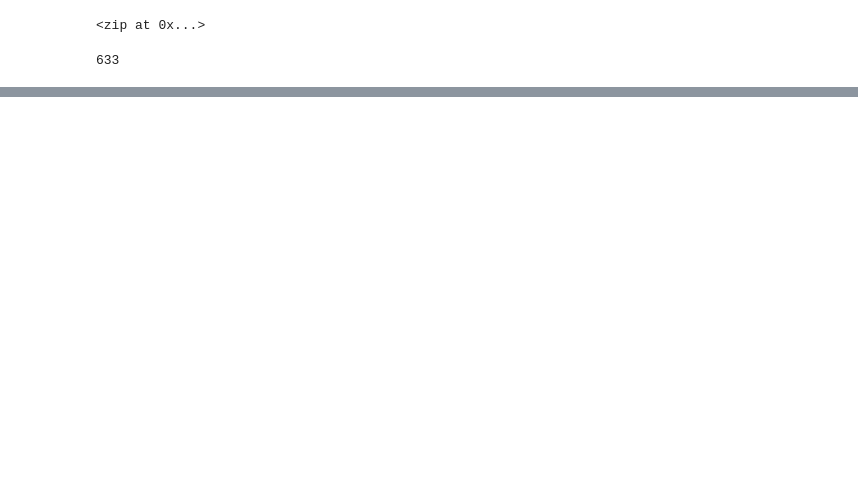
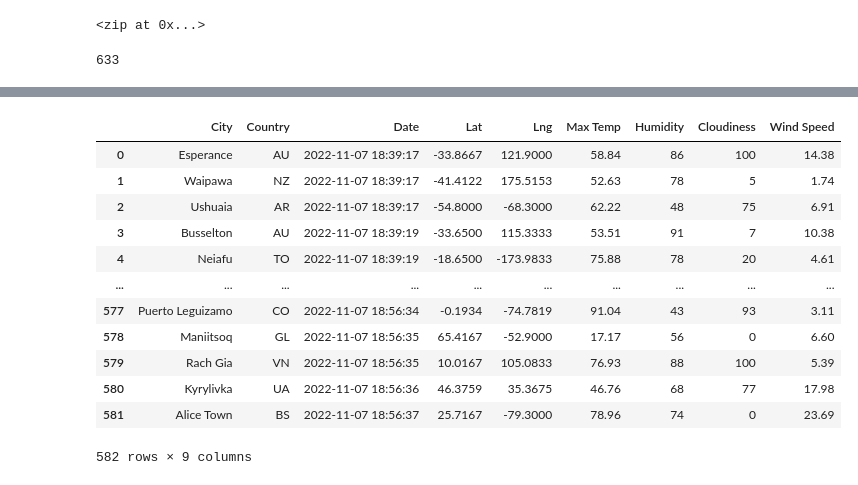
Before and after one commit to margomerritt/World_Weather_Analysis, a Jupyter notebook: WeatherPy.ipynb, the cells around one changed output, grey strips where cells are left out. Cells and saved outputs as stored; diff of their text form; code cells hidden in the pictures; blank space fills up the shorter version.

```diff
--- a/WeatherPy.ipynb
+++ b/WeatherPy.ipynb
@@ -134,0 +144,18 @@ city_data_df = df[new_column_order]
+# %%
+new_column_order = ["City","Country","Date","Lat","Lng","Max Temp","Humidity","Cloudiness","Wind Speed"]
+city_data_df = city_data_df[new_column_order]
+city_data_df
+# %% [output]
+|  | City | Country | Date | Lat | Lng | Max Temp | Humidity | Cloudiness | Wind Speed |
+| 0 | Esperance | AU | 2022-11-07 18:39:17 | -33.8667 | 121.9000 | 58.84 | 86 | 100 | 14.38 |
+| 1 | Waipawa | NZ | 2022-11-07 18:39:17 | -41.4122 | 175.5153 | 52.63 | 78 | 5 | 1.74 |
+| 2 | Ushuaia | AR | 2022-11-07 18:39:17 | -54.8000 | -68.3000 | 62.22 | 48 | 75 | 6.91 |
+| 3 | Busselton | AU | 2022-11-07 18:39:19 | -33.6500 | 115.3333 | 53.51 | 91 | 7 | 10.38 |
+| 4 | Neiafu | TO | 2022-11-07 18:39:19 | -18.6500 | -173.9833 | 75.88 | 78 | 20 | 4.61 |
+| ... | ... | ... | ... | ... | ... | ... | ... | ... | ... |
+| 577 | Puerto Leguizamo | CO | 2022-11-07 18:56:34 | -0.1934 | -74.7819 | 91.04 | 43 | 93 | 3.11 |
+| 578 | Maniitsoq | GL | 2022-11-07 18:56:35 | 65.4167 | -52.9000 | 17.17 | 56 | 0 | 6.60 |
+| 579 | Rach Gia | VN | 2022-11-07 18:56:35 | 10.0167 | 105.0833 | 76.93 | 88 | 100 | 5.39 |
+| 580 | Kyrylivka | UA | 2022-11-07 18:56:36 | 46.3759 | 35.3675 | 46.76 | 68 | 77 | 17.98 |
+| 581 | Alice Town | BS | 2022-11-07 18:56:37 | 25.7167 | -79.3000 | 78.96 | 74 | 0 | 23.69 |
+582 rows × 9 columns
```
Also changed, not shown: parts of 10 cells of this notebook, 2 other files.
